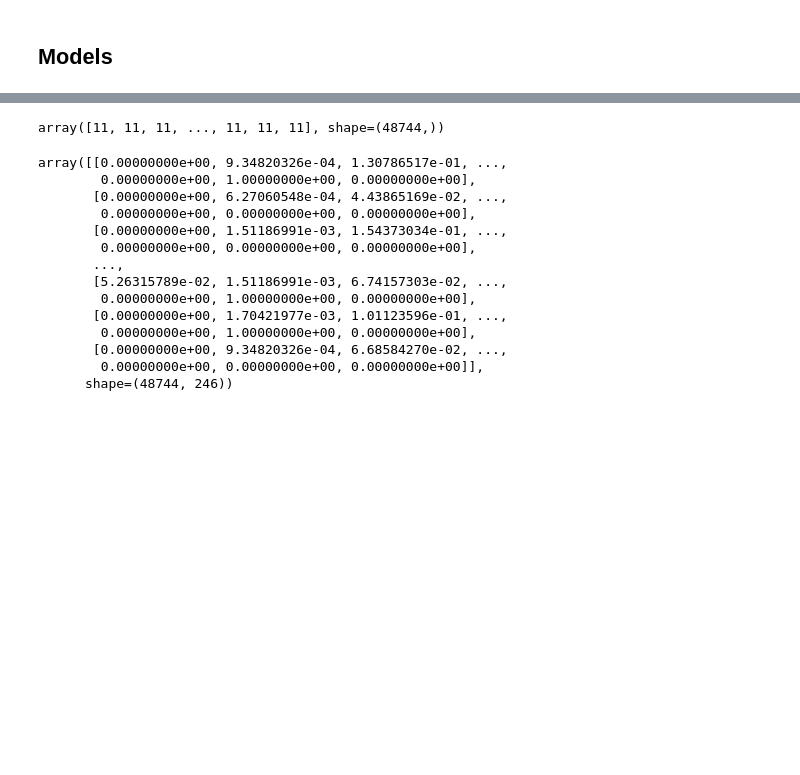
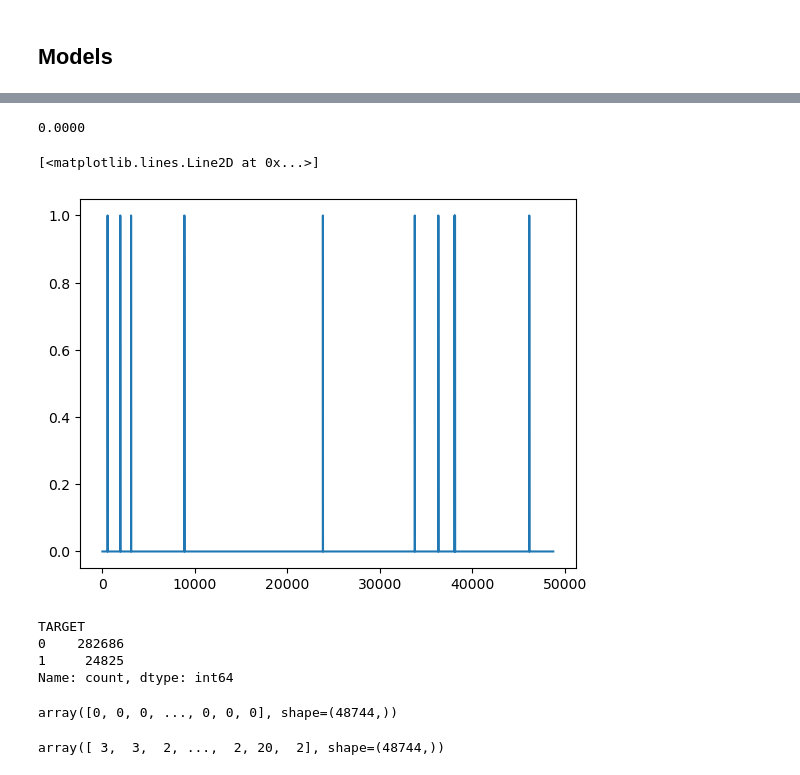
Before and after one commit to CalHenry/OC-Projet7, a Jupyter notebook: code/noteboooks/nb_begin.ipynb, the cells around one changed output, grey strips where cells are left out. Cells and saved outputs as stored; diff of their text form; code cells hidden in the pictures; blank space fills up the shorter version.

```diff
--- a/code/noteboooks/nb_begin.ipynb
+++ b/code/noteboooks/nb_begin.ipynb
@@ -170,11 +175,11 @@ Testing data shape:  (48744, 121)
 # %%
-liste_features, labels, y_train, y_test, train_ids, test_ids = cleaning(
-    app_train_domain, app_test_domain, encoding="le"
+liste_features, labels, X_train, X_test, train_ids, test_ids = cleaning(
+    app_train_domain, app_test_domain, encoding="ohe"
 )
-train_final = pd.DataFrame(y_train, columns=liste_features)
+train_final = pd.DataFrame(X_train, columns=liste_features)
 train_final["LABELS"] = labels
 train_final["SK_ID_CURR"] = train_ids
 
-test_final = pd.DataFrame(y_test, columns=liste_features)
+test_final = pd.DataFrame(X_test, columns=liste_features)
 test_final["SK_ID_CURR"] = test_ids
 # %% [output]
@@ -191,9 +196,14 @@ from sklearn.metrics import accuracy_score, confusion_matrix
 # %%
-random_forest_domain = RandomForestClassifier(
-    n_estimators=100, random_state=50, verbose=1, n_jobs=-1
-)
+params = {
+    "n_estimators": 100,
+    "random_state": 50,
+    "verbose": 1,
+    "n_jobs": -1,
+}
+
+random_forest_domain = RandomForestClassifier(**params)
 
 # Train on the training data
-random_forest_domain.fit(y_train, labels)
+random_forest_domain.fit(X_train, labels)
 # %% [output]
 [Parallel(n_jobs=-1)]: Using backend ThreadingBackend with 10 concurrent workers.
@@ -209,0 +213,4 @@ y_pred = random_forest_domain.predict_proba(y_test)[:, 1]
+# %%
+# Make predictions on the test data
+# first row is proba of the target being 0 and the second row is the proba of the target being 1. We want the second row
+y_pred = random_forest_domain.predict_proba(X_test)[:, 1]
@@ -209,0 +226,4 @@ y_pred = random_forest_domain.predict_proba(y_test)[:, 1]
+# %%
+print(f"{accuracy:.4f}")
+# %% [output]
+0.0000
@@ -210,4 +232,20 @@ y_pred = random_forest_domain.predict_proba(y_test)[:, 1]
+# %%
+plt.plot(y_pred_classes)
+# %% [output]
+[<matplotlib.lines.Line2D at 0x...>]
+[figure, added]
+# %%
+labels.value_counts()
+# %% [output]
+TARGET
+0    282686
+1     24825
+Name: count, dtype: int64
+# %%
+y_pred_classes
+# %% [output]
+array([0, 0, 0, ..., 0, 0, 0], shape=(48744,))
 # %%
-np.argmax(test, axis=1)
+np.argmax(X_test, axis=1)
 # %% [output]
-array([11, 11, 11, ..., 11, 11, 11], shape=(48744,))
+array([ 3,  3,  2, ...,  2, 20,  2], shape=(48744,))
@@ -216,17 +251,0 @@ a = np.argmax(test, axis=1)
-# %%
-test
-# %% [output]
-array([[0.00000000e+00, 9.34820326e-04, 1.30786517e-01, ...,
-        0.00000000e+00, 1.00000000e+00, 0.00000000e+00],
-       [0.00000000e+00, 6.27060548e-04, 4.43865169e-02, ...,
-        0.00000000e+00, 0.00000000e+00, 0.00000000e+00],
-       [0.00000000e+00, 1.51186991e-03, 1.54373034e-01, ...,
-        0.00000000e+00, 0.00000000e+00, 0.00000000e+00],
-       ...,
-       [5.26315789e-02, 1.51186991e-03, 6.74157303e-02, ...,
-        0.00000000e+00, 1.00000000e+00, 0.00000000e+00],
-       [0.00000000e+00, 1.70421977e-03, 1.01123596e-01, ...,
-        0.00000000e+00, 1.00000000e+00, 0.00000000e+00],
-       [0.00000000e+00, 9.34820326e-04, 6.68584270e-02, ...,
-        0.00000000e+00, 0.00000000e+00, 0.00000000e+00]],
-      shape=(48744, 246))
```
Also changed, not shown: parts of 20 cells of this notebook, 2 other files.
